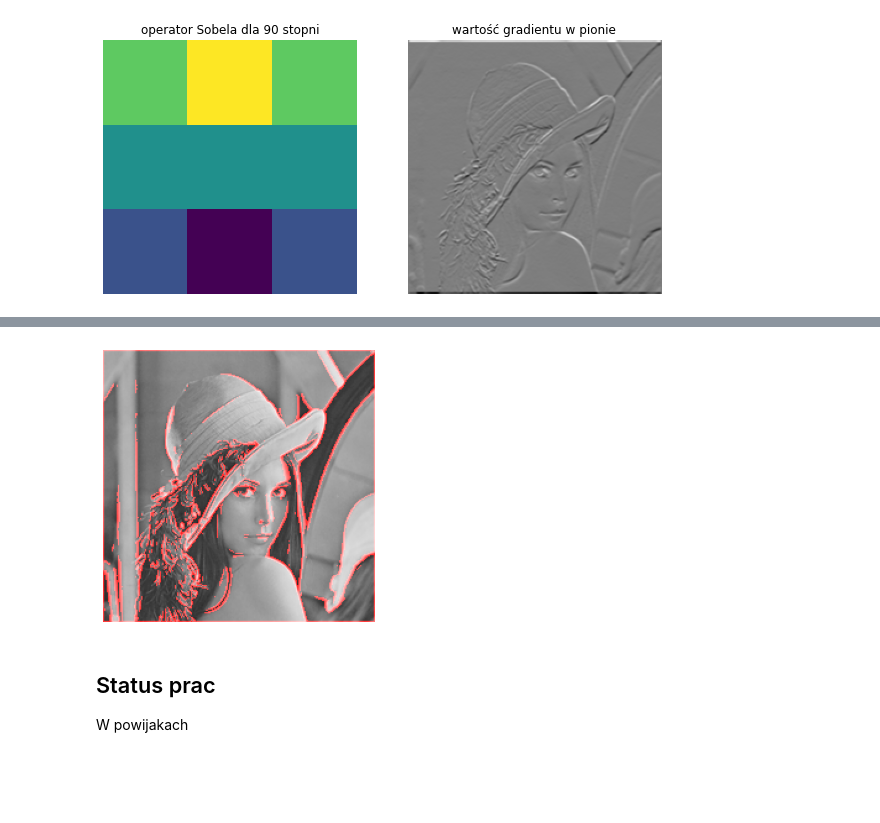
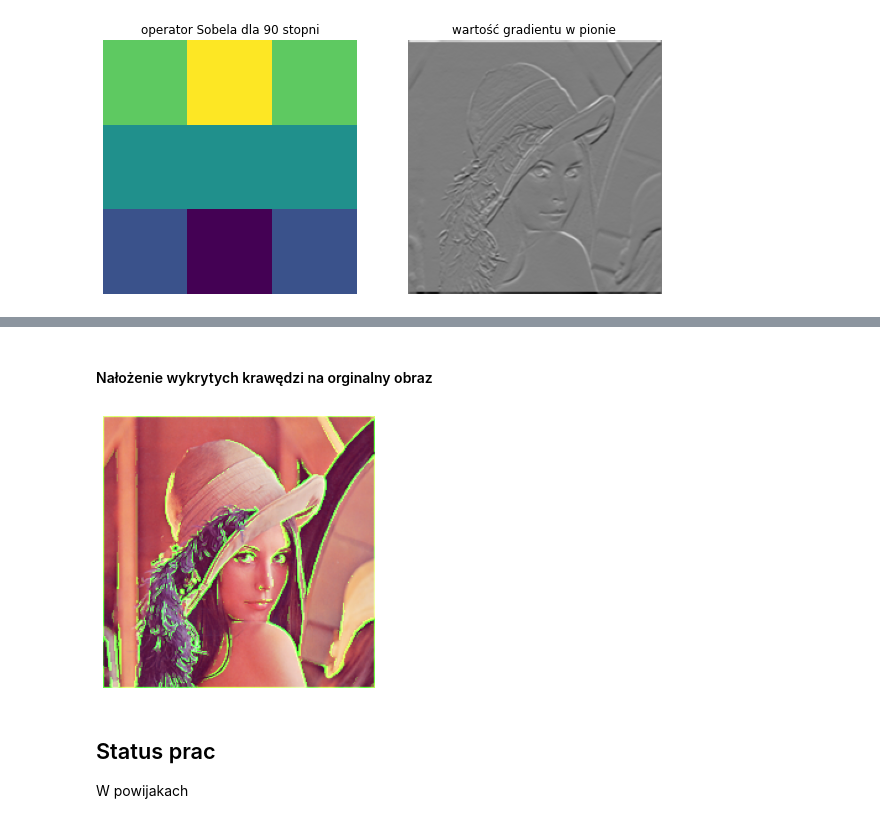
Before and after one commit to jacekdobrowolski/puf, a Jupyter notebook: dokumentacja_wstepna.ipynb, the cells around one changed output, grey strips where cells are left out. Cells and saved outputs as stored; diff of their text form; code cells hidden in the pictures; blank space fills up the shorter version.

```diff
--- a/dokumentacja_wstepna.ipynb
+++ b/dokumentacja_wstepna.ipynb
@@ -127,10 +103,12 @@ theta = np.arctan2(Iy, Ix)
 # %%
-with np.nditer(G, op_flags=['readwrite']) as it:
-    for i in it:
-        if i < 40:
-            i[...] = 0
-        elif i < 60:
-            i[...] = 125
-        else:
-            i[...] = 255
-plt.subplot(122), plt.imshow( G, cmap='gray'), plt.axis('off'), plt.title('wartość gradientu w 135 stopniach'), plt.show();
+def double_treshold(img, treshold=(40,60)):
+    temp = img.copy()
+    with np.nditer(temp, op_flags=['readwrite']) as it:
+        for i in it:
+            if i < 40:
+                i[...] = 0
+            elif i < 60:
+                i[...] = 125
+            else:
+                i[...] = 255
+    return temp
@@ -143,10 +120,12 @@ plt.imshow(np.maximum(img,edges), cmap='gray'), plt.axis('off'), plt.show();
+# %% [markdown]
+#### Nałożenie wykrytych krawędzi na orginalny obraz
 # %%
 zero = np.zeros((220,220))
-color_G = np.stack((G[1:221,1:221],zero , zero), axis=2).astype('uint8')
-color_img = np.stack((img,img,img), axis=2)
+color_G = np.stack((zero, double_treshold(G)[1:221,1:221], zero), axis=2).astype('uint8')
+color_img =  cv2.cvtColor(cv2.imread('lena.png'), cv2.COLOR_BGR2RGB)
 plt.imshow(np.maximum(color_G,color_img)), plt.axis("off"), plt.show();
 # %% [output]
-[figure, old version]
+[figure, new version]
 # %% [markdown]
 ## Status prac
 
```
Also changed, not shown: parts of 13 cells of this notebook.
